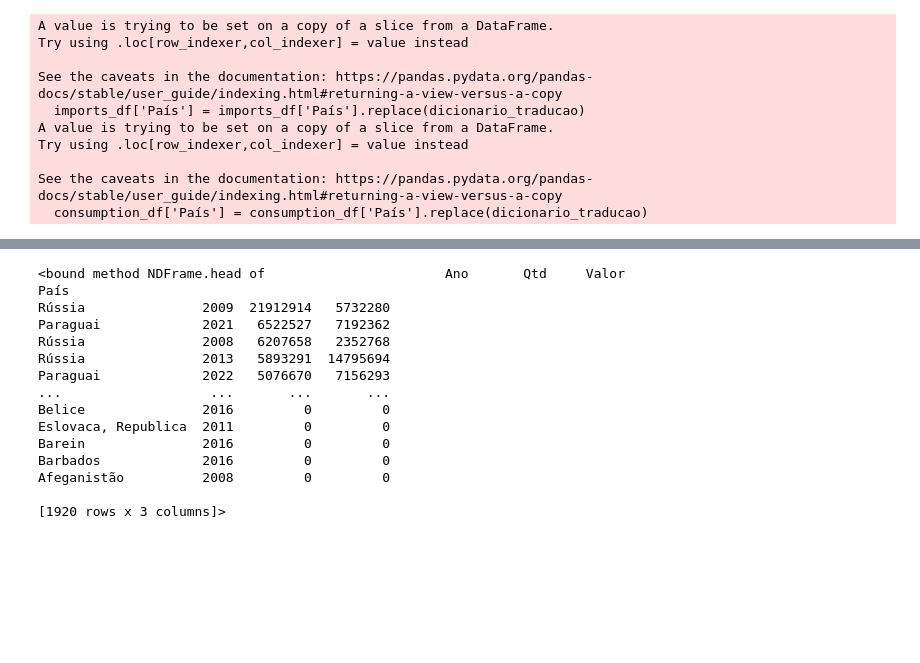
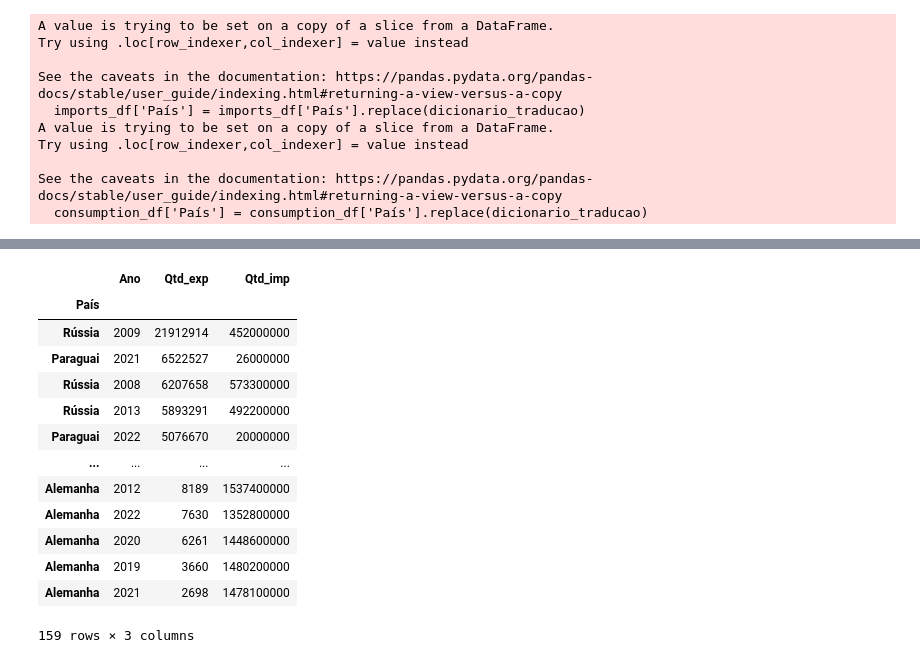
Before and after one commit to VivianeCorreia/Tech-Challenge, a Jupyter notebook: 2_challenge.ipynb, the cells around one changed output, grey strips where cells are left out. Cells and saved outputs as stored; diff of their text form; code cells hidden in the pictures; blank space fills up the shorter version.

```diff
--- a/2_challenge.ipynb
+++ b/2_challenge.ipynb
@@ -1085,21 +1106,21 @@ exp_imp.head()
-# %%
-exportacao.head
-# %% [output]
-<bound method NDFrame.head of                       Ano       Qtd     Valor
-País
-Rússia               2009  21912914   5732280
-Paraguai             2021   6522527   7192362
-Rússia               2008   6207658   2352768
-Rússia               2013   5893291  14795694
-Paraguai             2022   5076670   7156293
-...                   ...       ...       ...
-Belice               2016         0         0
-Eslovaca, Republica  2011         0         0
-Barein               2016         0         0
-Barbados             2016         0         0
-Afeganistão          2008         0         0
-
-[1920 rows x 3 columns]>
+# %%
+exp_imp_rel = exp_imp.head(10).append(exp_imp.loc[paises_exportacao])
+exp_imp_rel
+# %% [output]
+|  | Ano | Qtd_exp | Qtd_imp |
+| País |  |  |  |
+| Rússia | 2009 | 21912914 | 452000000 |
+| Paraguai | 2021 | 6522527 | 26000000 |
+| Rússia | 2008 | 6207658 | 573300000 |
+| Rússia | 2013 | 5893291 | 492200000 |
+| Paraguai | 2022 | 5076670 | 20000000 |
+| ... | ... | ... | ... |
+| Alemanha | 2012 | 8189 | 1537400000 |
+| Alemanha | 2022 | 7630 | 1352800000 |
+| Alemanha | 2020 | 6261 | 1448600000 |
+| Alemanha | 2019 | 3660 | 1480200000 |
+| Alemanha | 2021 | 2698 | 1478100000 |
+159 rows × 3 columns
 # %%
 
 plt.figure(figsize=(10, 5))
```
Also changed, not shown: parts of 8 cells of this notebook.
